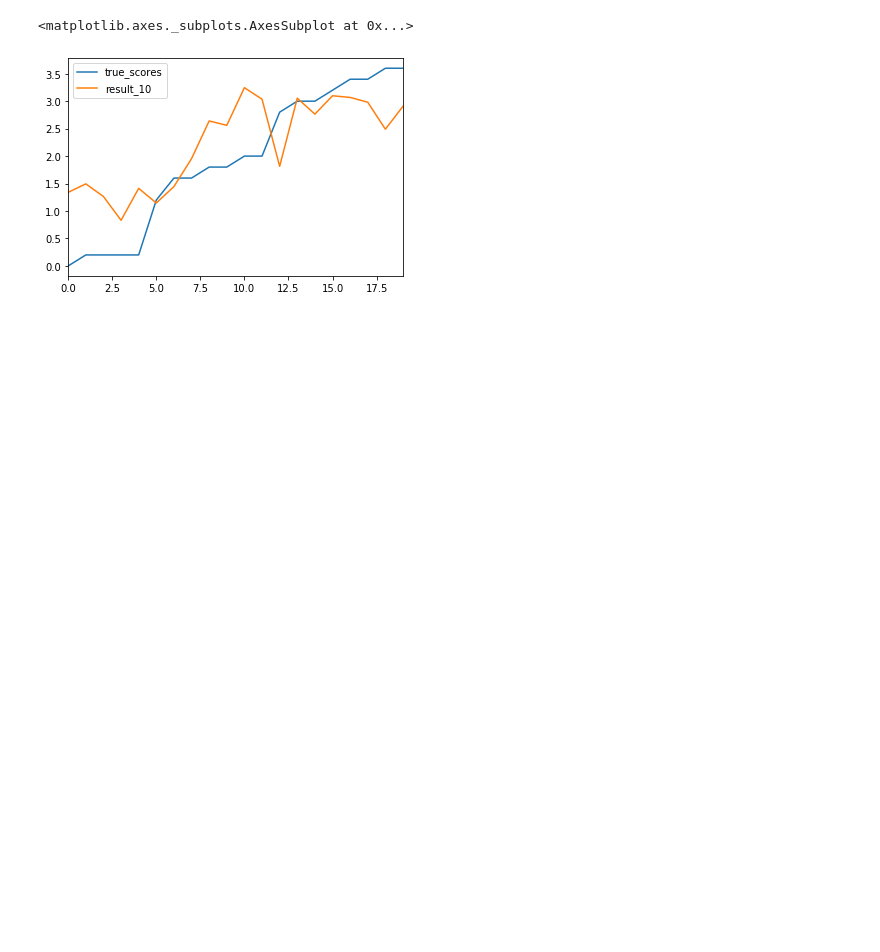
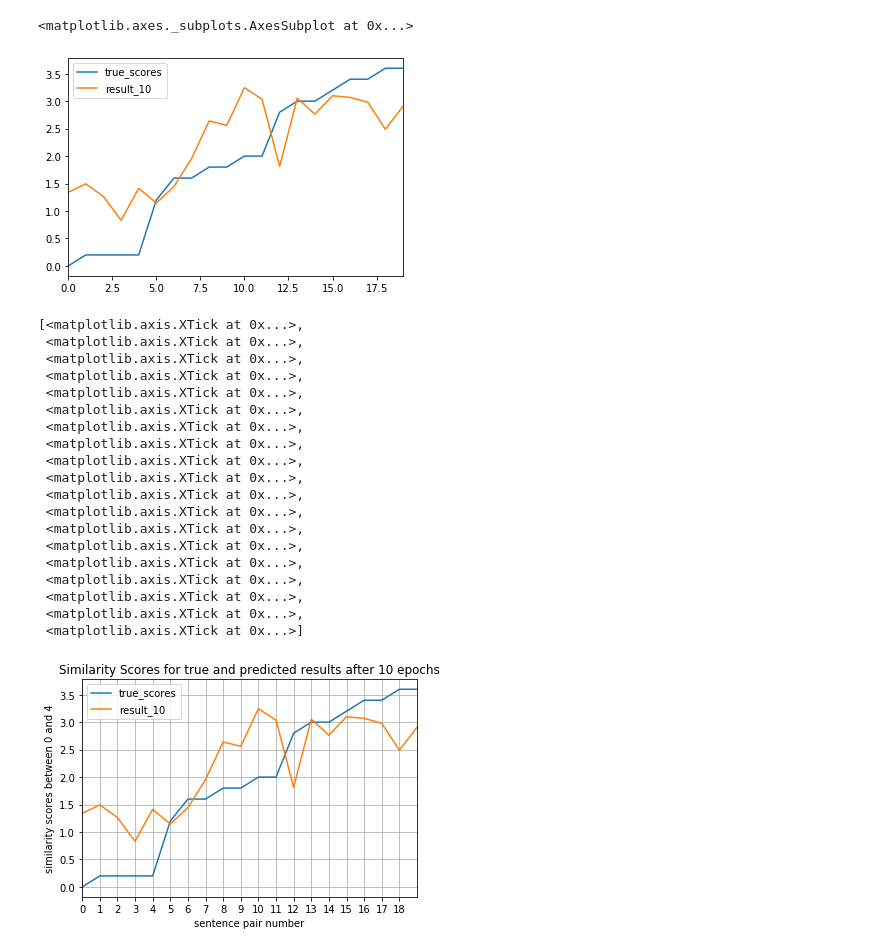
Before and after one commit to sfu-bigdata/bluebert-icbc, a Jupyter notebook: visualization/sts_output_visualization/sentence_similarity_results-plot.ipynb, the cells around one changed output. Saved outputs shown, nothing was run; the diff lists cells and outputs as text; code cells hidden in the pictures; blank space fills up the shorter version.

```diff
--- a/visualization/sts_output_visualization/sentence_similarity_results-plot.ipynb
+++ b/visualization/sts_output_visualization/sentence_similarity_results-plot.ipynb
@@ -124,3 +151,35 @@ df2[['true_scores', 'result_10']].plot()
 # %% [output]
 <matplotlib.axes._subplots.AxesSubplot at 0x...>
 [figure]
+# %%
+ax =  df2[['true_scores', 'result_10']].plot(grid = True,title = 'Similarity Scores for true and predicted results after 10 epochs')
+ax.set_ylabel("similarity scores between 0 and 4")
+ax.set_xlabel("sentence pair number")
+major_ticks = np.arange(0, 19, 1)
+minor_ticks = np.arange(0, 19, 1)
+
+ax.set_xticks(major_ticks)
+ax.set_xticks(minor_ticks, minor=True)
+#ax.set_yticks(major_ticks)
+#ax.set_yticks(minor_ticks, minor=True)
+# %% [output]
+[<matplotlib.axis.XTick at 0x...>,
+ <matplotlib.axis.XTick at 0x...>,
+ <matplotlib.axis.XTick at 0x...>,
+ <matplotlib.axis.XTick at 0x...>,
+ <matplotlib.axis.XTick at 0x...>,
+ <matplotlib.axis.XTick at 0x...>,
+ <matplotlib.axis.XTick at 0x...>,
+ <matplotlib.axis.XTick at 0x...>,
+ <matplotlib.axis.XTick at 0x...>,
+ <matplotlib.axis.XTick at 0x...>,
+ <matplotlib.axis.XTick at 0x...>,
+ <matplotlib.axis.XTick at 0x...>,
+ <matplotlib.axis.XTick at 0x...>,
+ <matplotlib.axis.XTick at 0x...>,
+ <matplotlib.axis.XTick at 0x...>,
+ <matplotlib.axis.XTick at 0x...>,
+ <matplotlib.axis.XTick at 0x...>,
+ <matplotlib.axis.XTick at 0x...>,
+ <matplotlib.axis.XTick at 0x...>]
+[figure, added]
```
Also changed, not shown: parts of 2 cells of this notebook.
